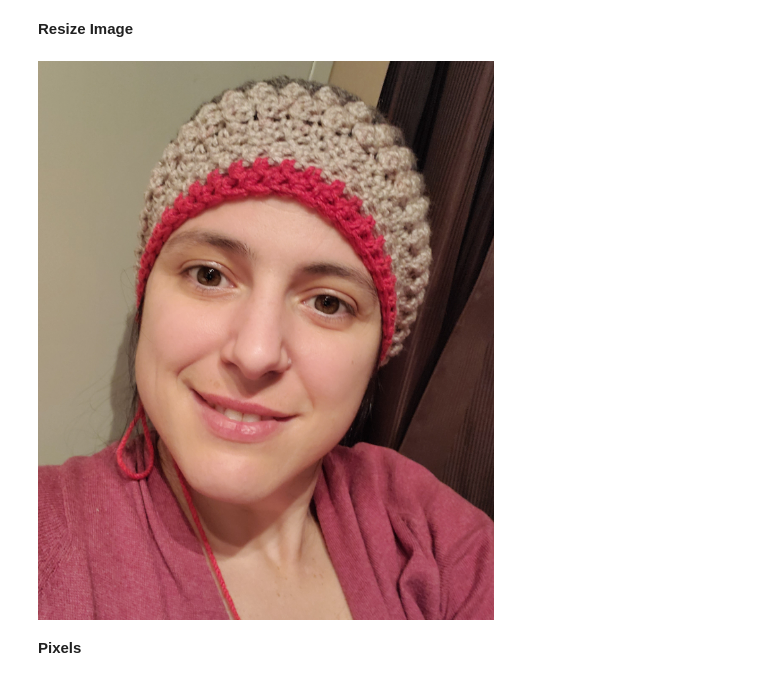
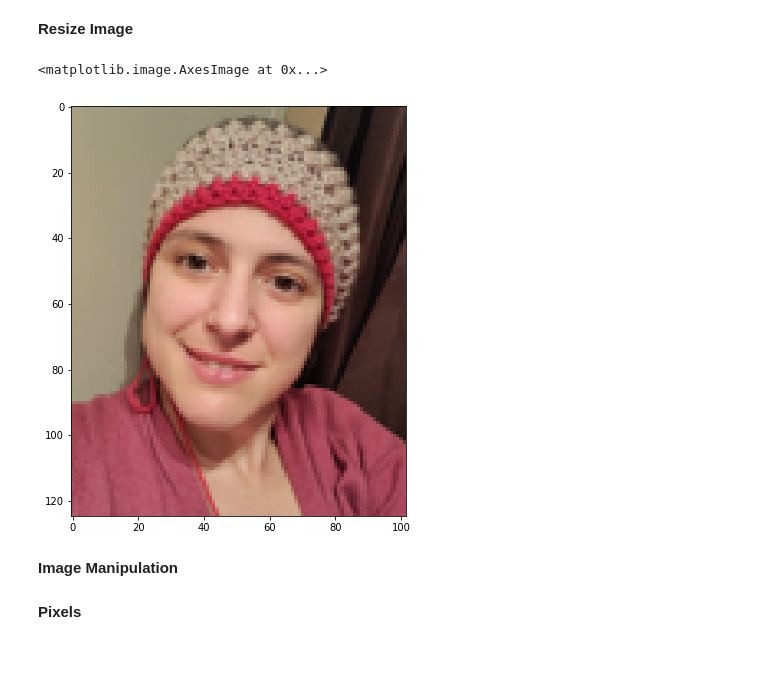
Before and after one commit to TeresaCristina/cross-stitch-python, a Jupyter notebook: image_processing.ipynb, the cells around one changed output. Cells and saved outputs as stored; diff of their text form; code cells hidden in the pictures.

```diff
--- a/image_processing.ipynb
+++ b/image_processing.ipynb
@@ -482,16 +487,21 @@ test_database_rgb = [["Ecru","Ecru",240,234,218],
 # %%
 # Original picture
 profile_image = Image.open("profile_etsy.png")
 original_width, original_height = profile_image.size
 
 #display(profile_image)
 
 # Resized picture
-resized_factor = 1
+resized_factor = 0.15
 width = round(original_width*resized_factor)
 height = round(original_height*resized_factor)
 profile_image_resized = profile_image.resize((width, height))  # resize image
 
-display(profile_image_resized)
+#display(profile_image_resized)
+plt.figure(figsize=(6,10))
+plt.imshow(profile_image_resized)
 # %% [output]
+<matplotlib.image.AxesImage at 0x...>
-[figure, old version]
+[figure, new version]
+# %% [markdown]
+**Image Manipulation**
```
Also changed, not shown: parts of 5 cells of this notebook.
